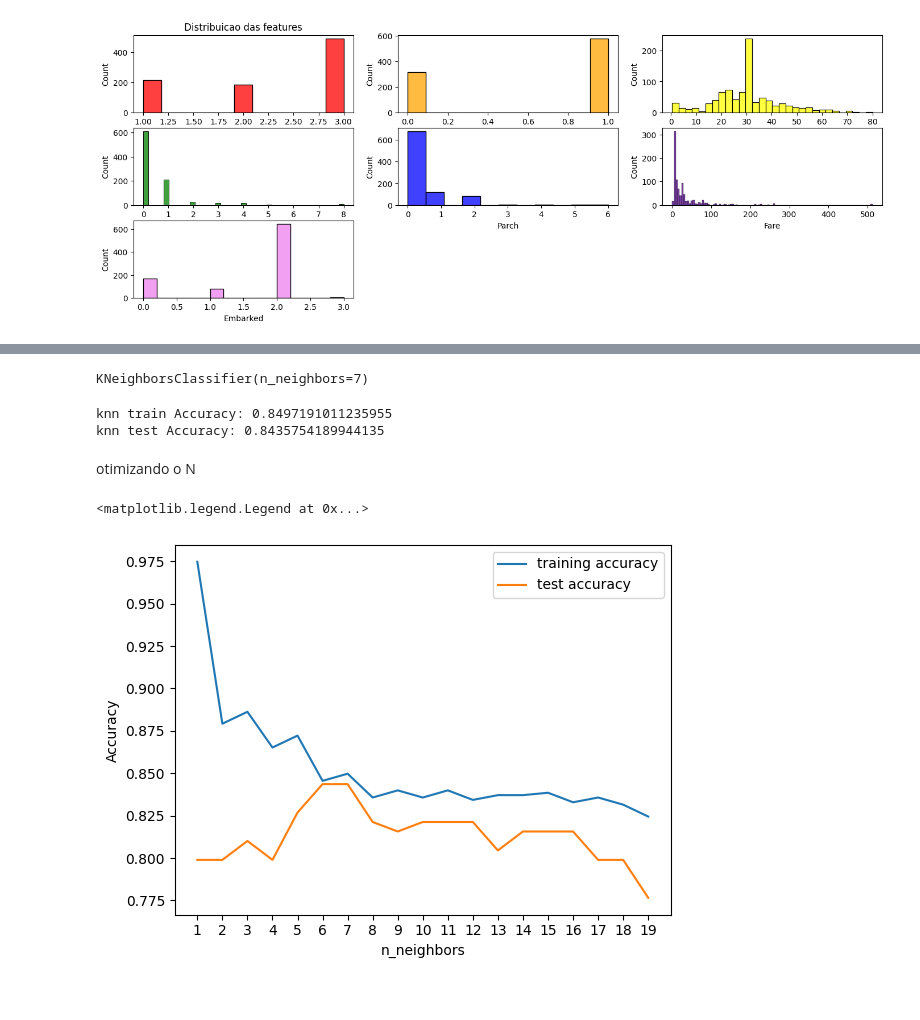
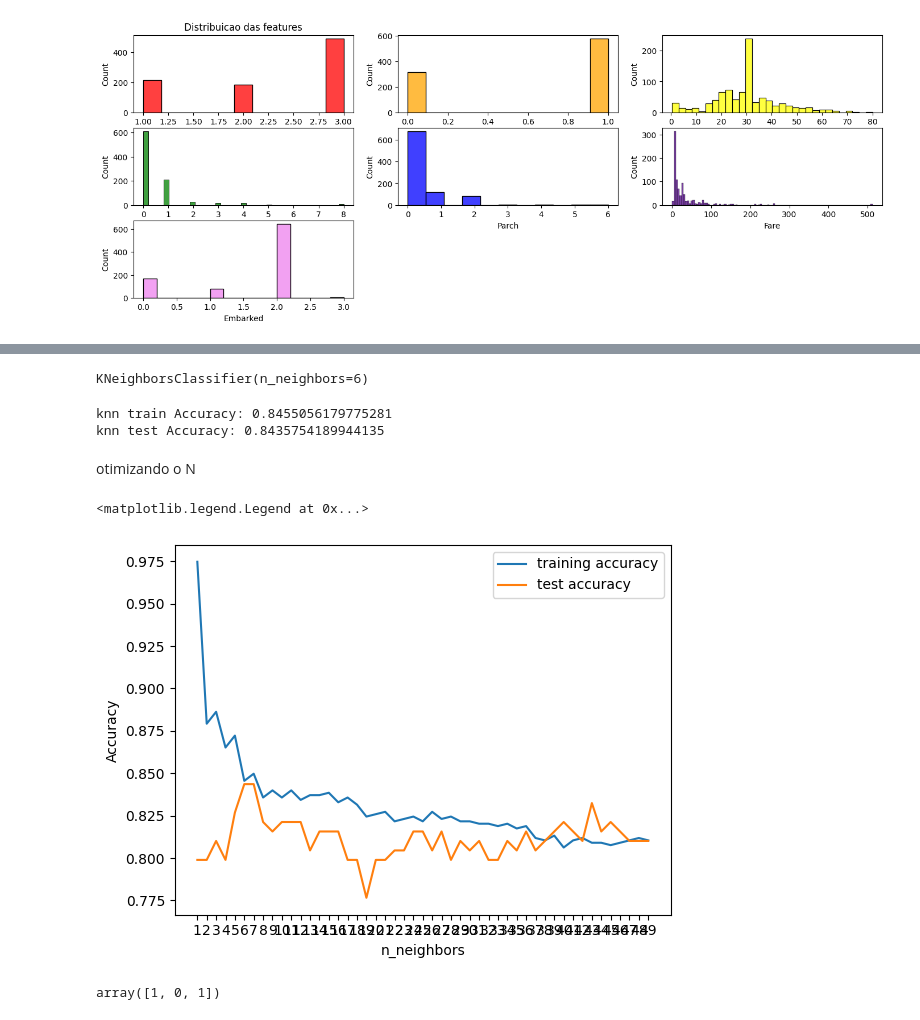
Before and after one commit to LcsGondra/Bloco-Dados, a Jupyter notebook: titanic.ipynb, the cells around one changed output, grey strips where cells are left out. Saved outputs shown, nothing was run; the diff lists cells and outputs as text; code cells hidden in the pictures.

```diff
--- a/titanic.ipynb
+++ b/titanic.ipynb
@@ -137,10 +178,10 @@ power_test_X = pt.transform(test_X)
 # %%
 from sklearn.neighbors import KNeighborsClassifier
 
-knn = KNeighborsClassifier(n_neighbors=7)
+knn = KNeighborsClassifier(n_neighbors=6)
 knn.fit(power_train_X, train_y)
 # %% [output]
-KNeighborsClassifier(n_neighbors=7)
+KNeighborsClassifier(n_neighbors=6)
 # %%
 from sklearn.metrics import accuracy_score
 
@@ -152,7 +193,7 @@ knn_test_accuracy = accuracy_score(test_y, knn_pred_test_y)
 print("knn train Accuracy:", knn_train_accuracy)
 print("knn test Accuracy:", knn_test_accuracy)
 # %% [output]
-knn train Accuracy: 0.8497191011235955
+knn train Accuracy: 0.8455056179775281
 knn test Accuracy: 0.8435754189944135
 # %% [markdown]
 otimizando o N
@@ -160,7 +201,7 @@ otimizando o N
 train_accuracies = []
 test_accuracies = []
 
-neighbors_settings = range(1, 20)
+neighbors_settings = range(1, 50)
 # %%
 for n in neighbors_settings:
   knn = KNeighborsClassifier(n_neighbors=n)
@@ -177,10 +218,10 @@ for n in neighbors_settings:
 # %%
 plt.plot(neighbors_settings, train_accuracies, label="training accuracy")
 plt.plot(neighbors_settings, test_accuracies, label="test accuracy")
 plt.ylabel("Accuracy")
 plt.xlabel("n_neighbors")
-plt.xticks(range(1,20))
+plt.xticks(range(1,50))
 plt.legend()
 # %% [output]
 <matplotlib.legend.Legend at 0x...>
-[figure, old version]
+[figure, new version]
@@ -186,0 +242,4 @@ plt.legend()
+# %%
+knn.predict(new_X)
+# %% [output]
+array([1, 0, 1])
```
Also changed, not shown: parts of 8 cells of this notebook.
